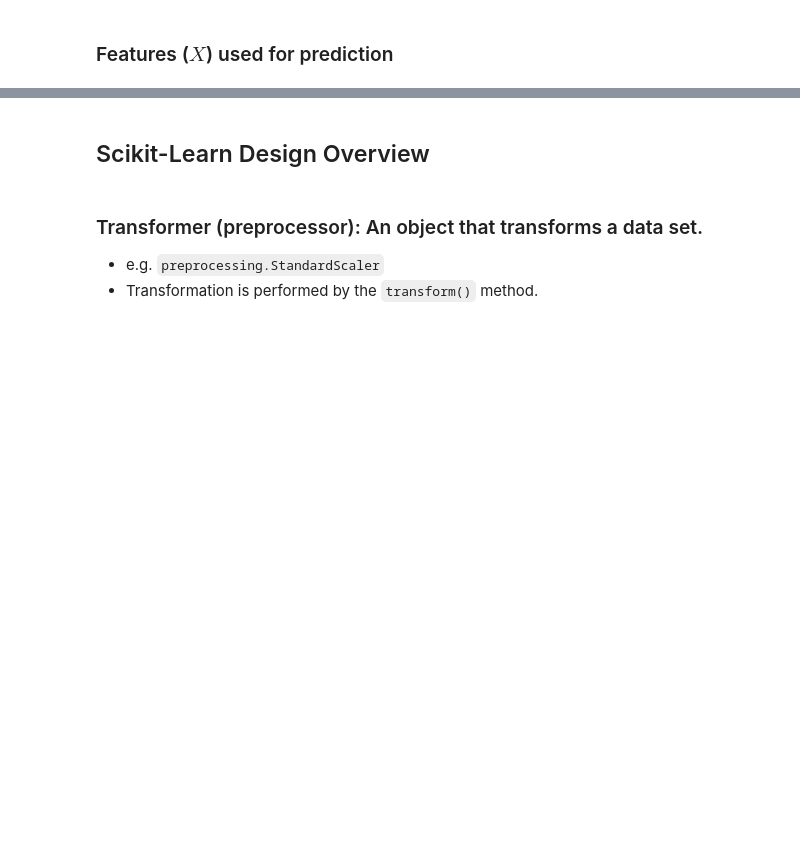
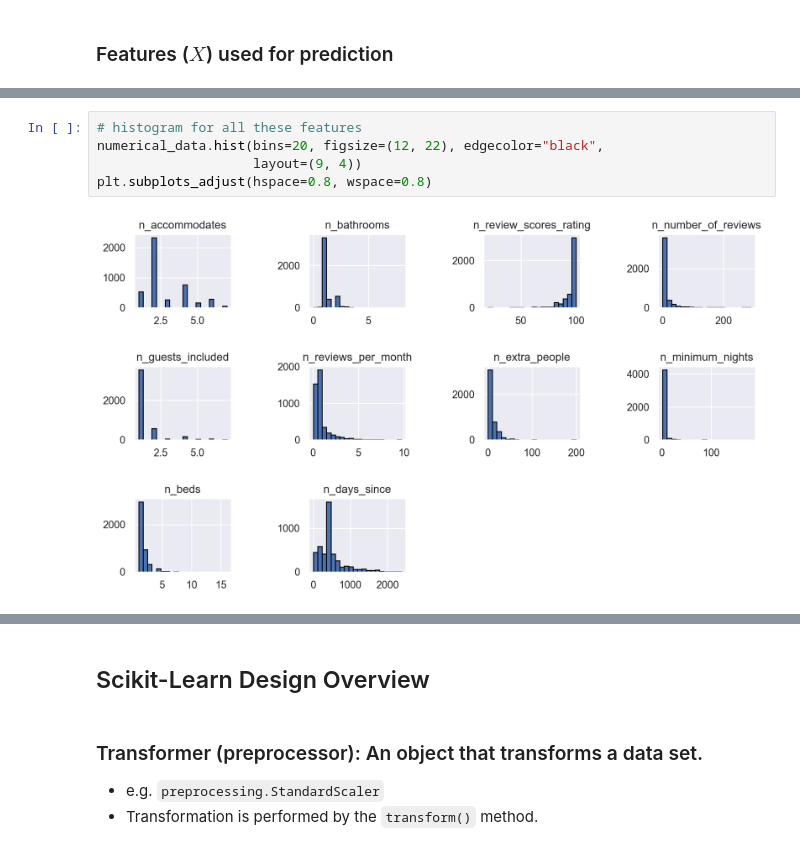
Before and after one commit to malkaguillot/ECON2206-Data-Management-2023, a Jupyter notebook: practice/4.2-ML-regressions.ipynb, the cells around one changed output, grey strips where cells are left out. Drawn from its saved outputs; the diff is of its cells as text; blank space fills up the shorter version.

```diff
--- a/practice/4.2-ML-regressions.ipynb
+++ b/practice/4.2-ML-regressions.ipynb
@@ -176,3 +188,10 @@ The seaborn package offers a heatmap that will allow a two-dimensional graphical
+# %%
+# histogram for all these features
+numerical_data.hist(bins=20, figsize=(12, 22), edgecolor="black",
+                    layout=(9, 4))
+plt.subplots_adjust(hspace=0.8, wspace=0.8)
+# %% [output]
+[figure, added]
 # %%
 import pandas as pd
 import matplotlib.pyplot as plt
```
Also changed, not shown: parts of 139 cells of this notebook, 6 other files.
